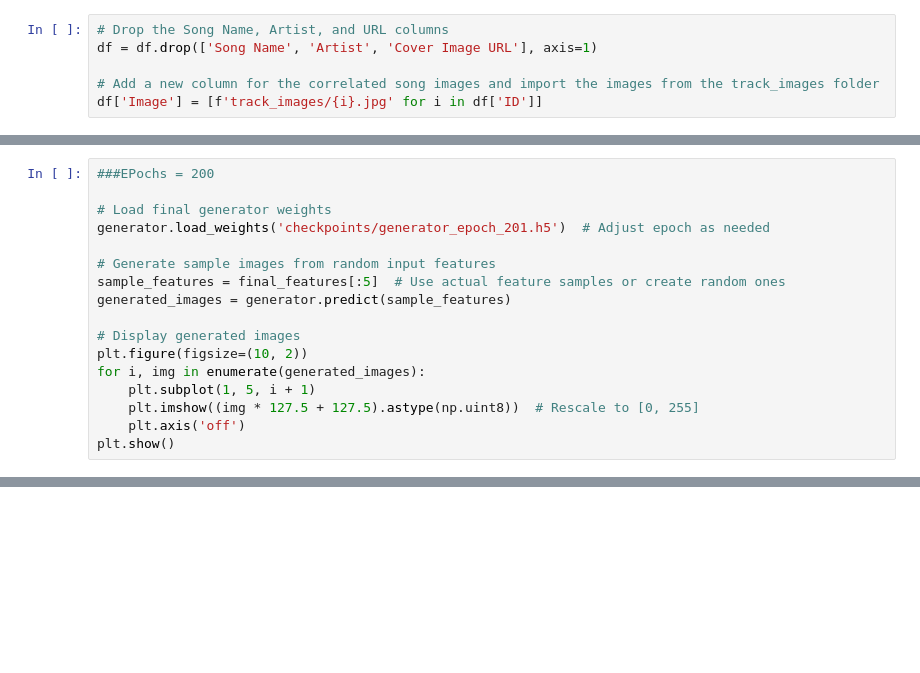
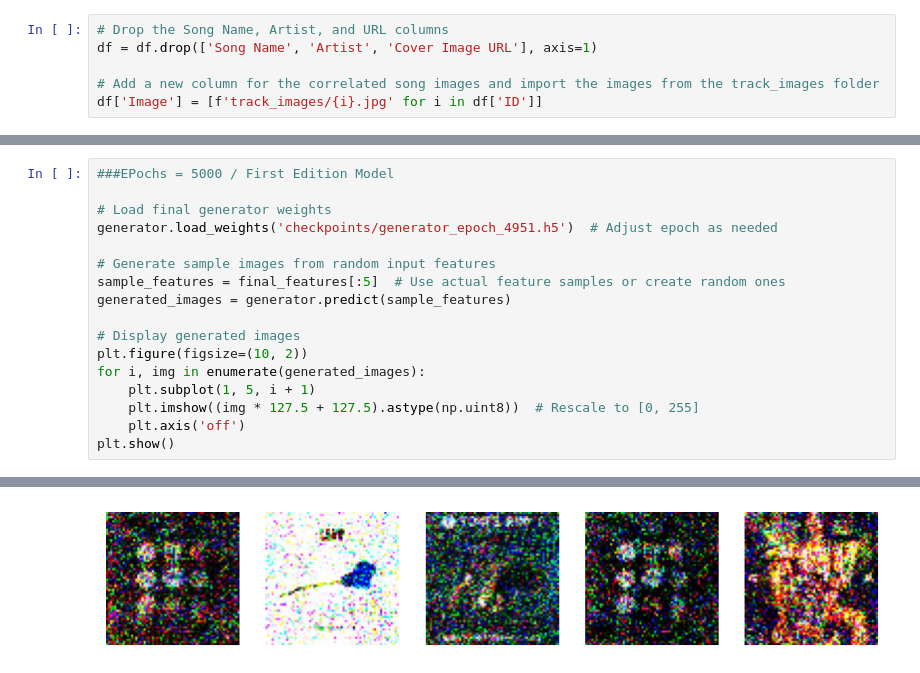
Before and after one commit to cmeuse/cawcaw-ai, a Jupyter notebook: model.ipynb, the cells around one changed output, grey strips where cells are left out. Saved outputs shown, nothing was run; the diff lists cells and outputs as text; blank space fills up the shorter version.

```diff
--- a/model.ipynb
+++ b/model.ipynb
@@ -386,8 +435,8 @@ for epoch in range(epochs):
 # %%
-###EPochs = 200
+###EPochs = 5000 / First Edition Model
 
 # Load final generator weights
-generator.load_weights('checkpoints/generator_epoch_201.h5')  # Adjust epoch as needed
+generator.load_weights('checkpoints/generator_epoch_4951.h5')  # Adjust epoch as needed
 
 # Generate sample images from random input features
 sample_features = final_features[:5]  # Use actual feature samples or create random ones
@@ -400,3 +449,4 @@ for i, img in enumerate(generated_images):
     plt.imshow((img * 127.5 + 127.5).astype(np.uint8))  # Rescale to [0, 255]
     plt.axis('off')
 plt.show()
+# %% [output]
@@ -402,0 +454 @@ plt.show()
+[figure, added]
```
Also changed, not shown: parts of 15 cells of this notebook, 2 other files.
